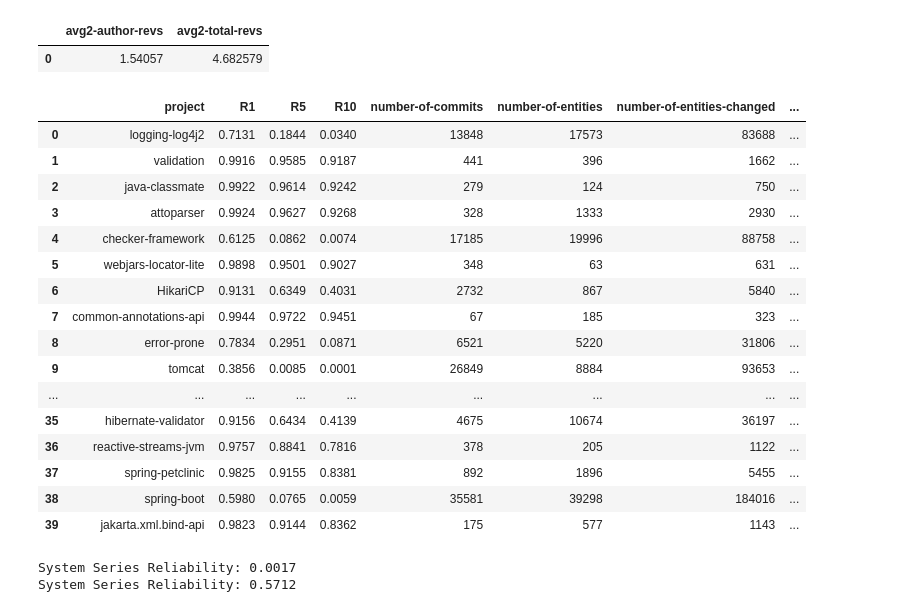
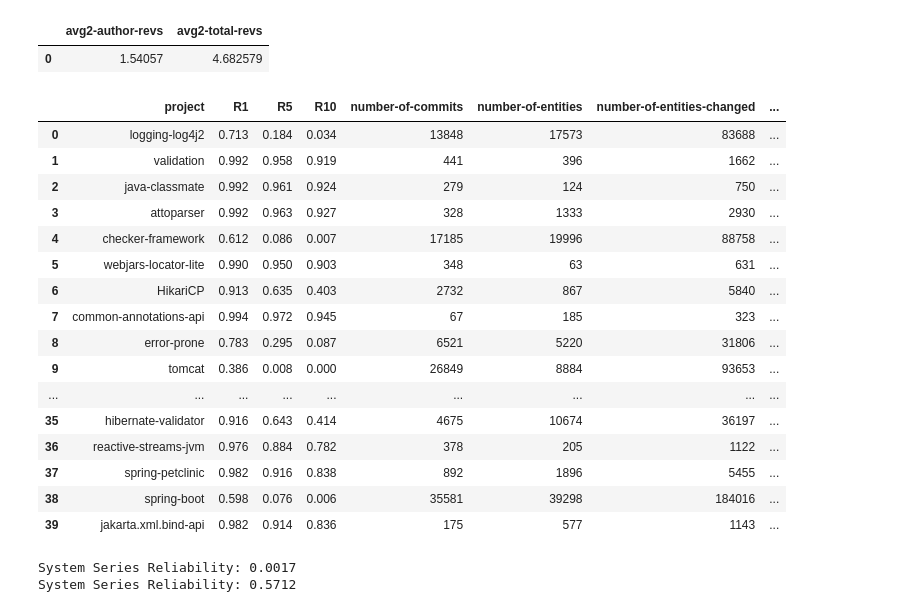
Before and after one commit to mtheus/fastorsafe, a Jupyter notebook: run_06_project_report.ipynb, the cells around one changed output. Cells and saved outputs as stored; diff of their text form; code cells hidden in the pictures.

```diff
--- a/run_06_project_report.ipynb
+++ b/run_06_project_report.ipynb
@@ -401,23 +401,23 @@ duckdb.query(f"""
 | 0 | 1.54057 | 4.682579 |
 # %%
 with pd.option_context('display.max_rows', None, 'display.max_columns', None,'display.max_colwidth', 100):
-    display(df_report)
+    display(df_report.round(3))
 # %% [output]
 |  | project | R1 | R5 | R10 | number-of-commits | number-of-entities | number-of-entities-changed | ... |
-| 0 | logging-log4j2 | 0.7131 | 0.1844 | 0.0340 | 13848 | 17573 | 83688 | ... |
-| 1 | validation | 0.9916 | 0.9585 | 0.9187 | 441 | 396 | 1662 | ... |
-| 2 | java-classmate | 0.9922 | 0.9614 | 0.9242 | 279 | 124 | 750 | ... |
-| 3 | attoparser | 0.9924 | 0.9627 | 0.9268 | 328 | 1333 | 2930 | ... |
-| 4 | checker-framework | 0.6125 | 0.0862 | 0.0074 | 17185 | 19996 | 88758 | ... |
-| 5 | webjars-locator-lite | 0.9898 | 0.9501 | 0.9027 | 348 | 63 | 631 | ... |
-| 6 | HikariCP | 0.9131 | 0.6349 | 0.4031 | 2732 | 867 | 5840 | ... |
-| 7 | common-annotations-api | 0.9944 | 0.9722 | 0.9451 | 67 | 185 | 323 | ... |
-| 8 | error-prone | 0.7834 | 0.2951 | 0.0871 | 6521 | 5220 | 31806 | ... |
-| 9 | tomcat | 0.3856 | 0.0085 | 0.0001 | 26849 | 8884 | 93653 | ... |
+| 0 | logging-log4j2 | 0.713 | 0.184 | 0.034 | 13848 | 17573 | 83688 | ... |
+| 1 | validation | 0.992 | 0.958 | 0.919 | 441 | 396 | 1662 | ... |
+| 2 | java-classmate | 0.992 | 0.961 | 0.924 | 279 | 124 | 750 | ... |
+| 3 | attoparser | 0.992 | 0.963 | 0.927 | 328 | 1333 | 2930 | ... |
+| 4 | checker-framework | 0.612 | 0.086 | 0.007 | 17185 | 19996 | 88758 | ... |
+| 5 | webjars-locator-lite | 0.990 | 0.950 | 0.903 | 348 | 63 | 631 | ... |
+| 6 | HikariCP | 0.913 | 0.635 | 0.403 | 2732 | 867 | 5840 | ... |
+| 7 | common-annotations-api | 0.994 | 0.972 | 0.945 | 67 | 185 | 323 | ... |
+| 8 | error-prone | 0.783 | 0.295 | 0.087 | 6521 | 5220 | 31806 | ... |
+| 9 | tomcat | 0.386 | 0.008 | 0.000 | 26849 | 8884 | 93653 | ... |
 | ... | ... | ... | ... | ... | ... | ... | ... | ... |
-| 35 | hibernate-validator | 0.9156 | 0.6434 | 0.4139 | 4675 | 10674 | 36197 | ... |
-| 36 | reactive-streams-jvm | 0.9757 | 0.8841 | 0.7816 | 378 | 205 | 1122 | ... |
-| 37 | spring-petclinic | 0.9825 | 0.9155 | 0.8381 | 892 | 1896 | 5455 | ... |
-| 38 | spring-boot | 0.5980 | 0.0765 | 0.0059 | 35581 | 39298 | 184016 | ... |
-| 39 | jakarta.xml.bind-api | 0.9823 | 0.9144 | 0.8362 | 175 | 577 | 1143 | ... |
+| 35 | hibernate-validator | 0.916 | 0.643 | 0.414 | 4675 | 10674 | 36197 | ... |
+| 36 | reactive-streams-jvm | 0.976 | 0.884 | 0.782 | 378 | 205 | 1122 | ... |
+| 37 | spring-petclinic | 0.982 | 0.916 | 0.838 | 892 | 1896 | 5455 | ... |
+| 38 | spring-boot | 0.598 | 0.076 | 0.006 | 35581 | 39298 | 184016 | ... |
+| 39 | jakarta.xml.bind-api | 0.982 | 0.914 | 0.836 | 175 | 577 | 1143 | ... |
 # %%
```
Also changed, not shown: parts of 3 cells of this notebook, 3 other files.
